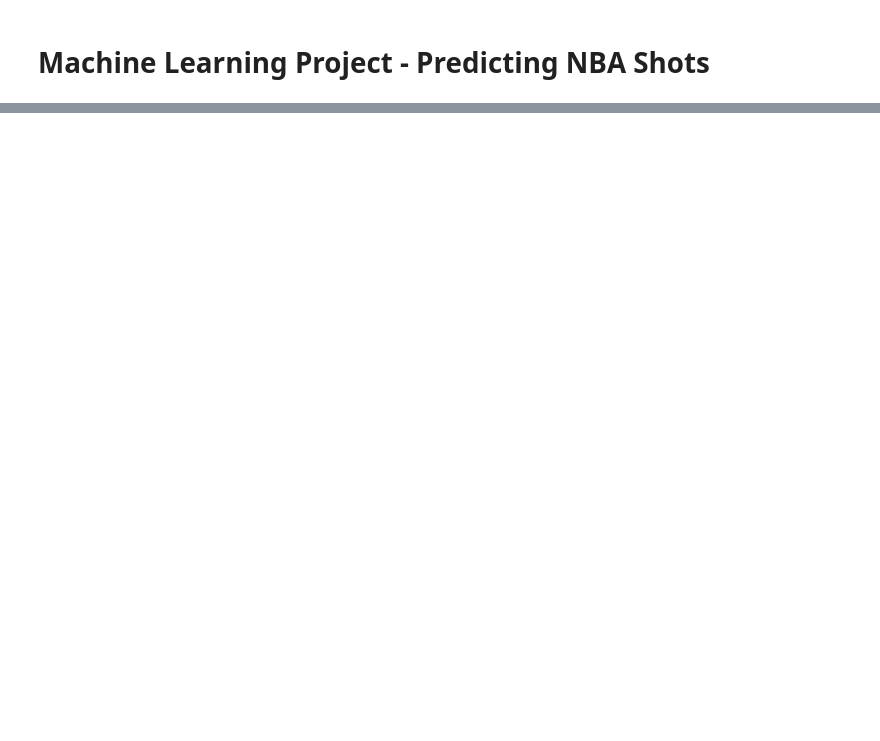
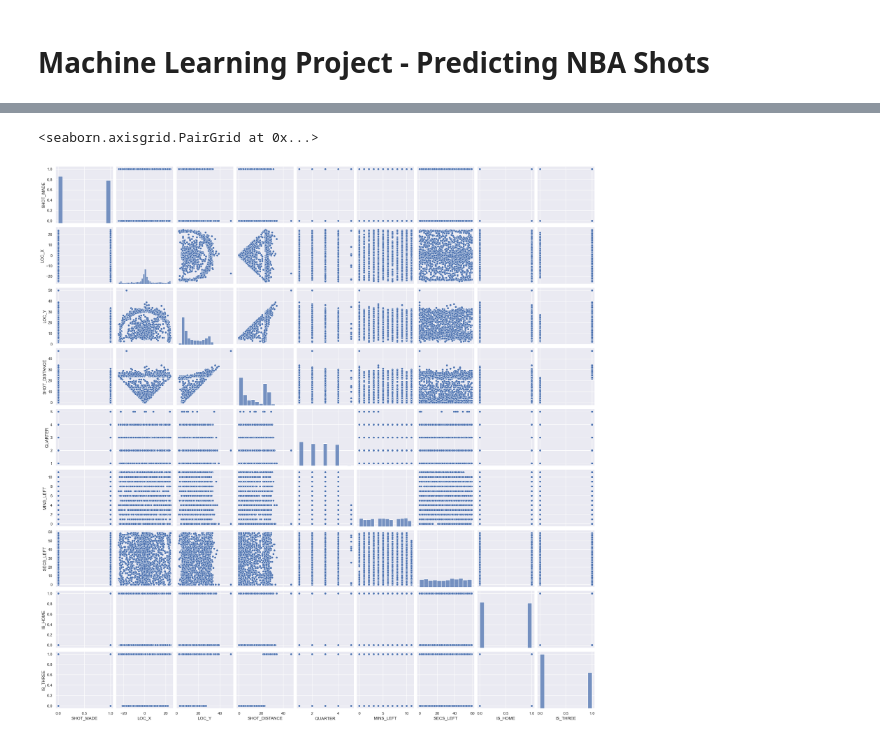
Before and after one commit to bhuckins/mlproject1, a Jupyter notebook: MLProject.ipynb, the cells around one changed output, grey strips where cells are left out. Cells and saved outputs as stored; diff of their text form; code cells hidden in the pictures; blank space fills up the shorter version.

```diff
--- a/MLProject.ipynb
+++ b/MLProject.ipynb
@@ -47,0 +350,5 @@ Name: LOC_X, Length: 189803, dtype: float64
+# %%
+sns.pairplot(df2024.sample(2000))
+# %% [output]
+<seaborn.axisgrid.PairGrid at 0x...>
+[figure, added]
```
Also changed, not shown: parts of 40 cells of this notebook.
